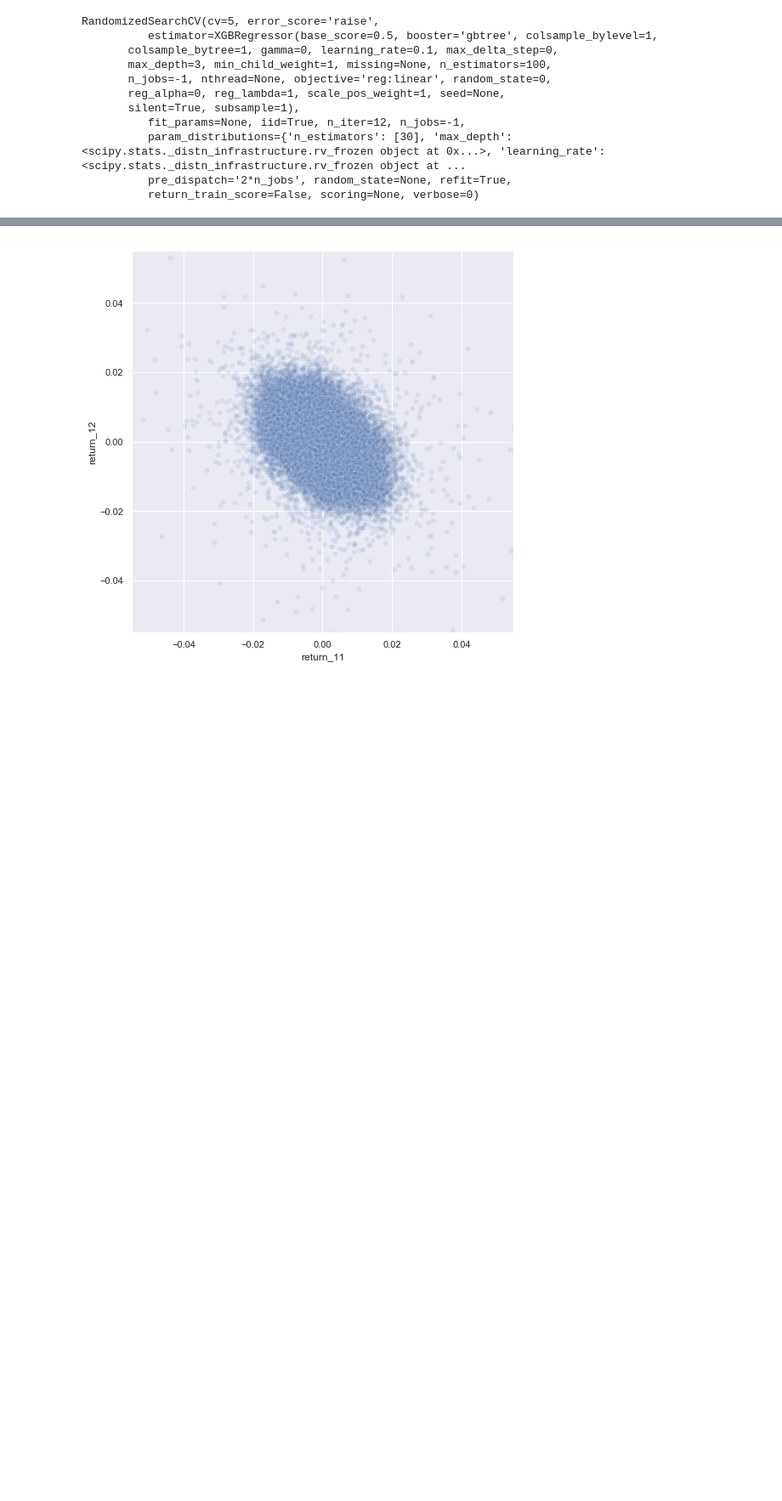
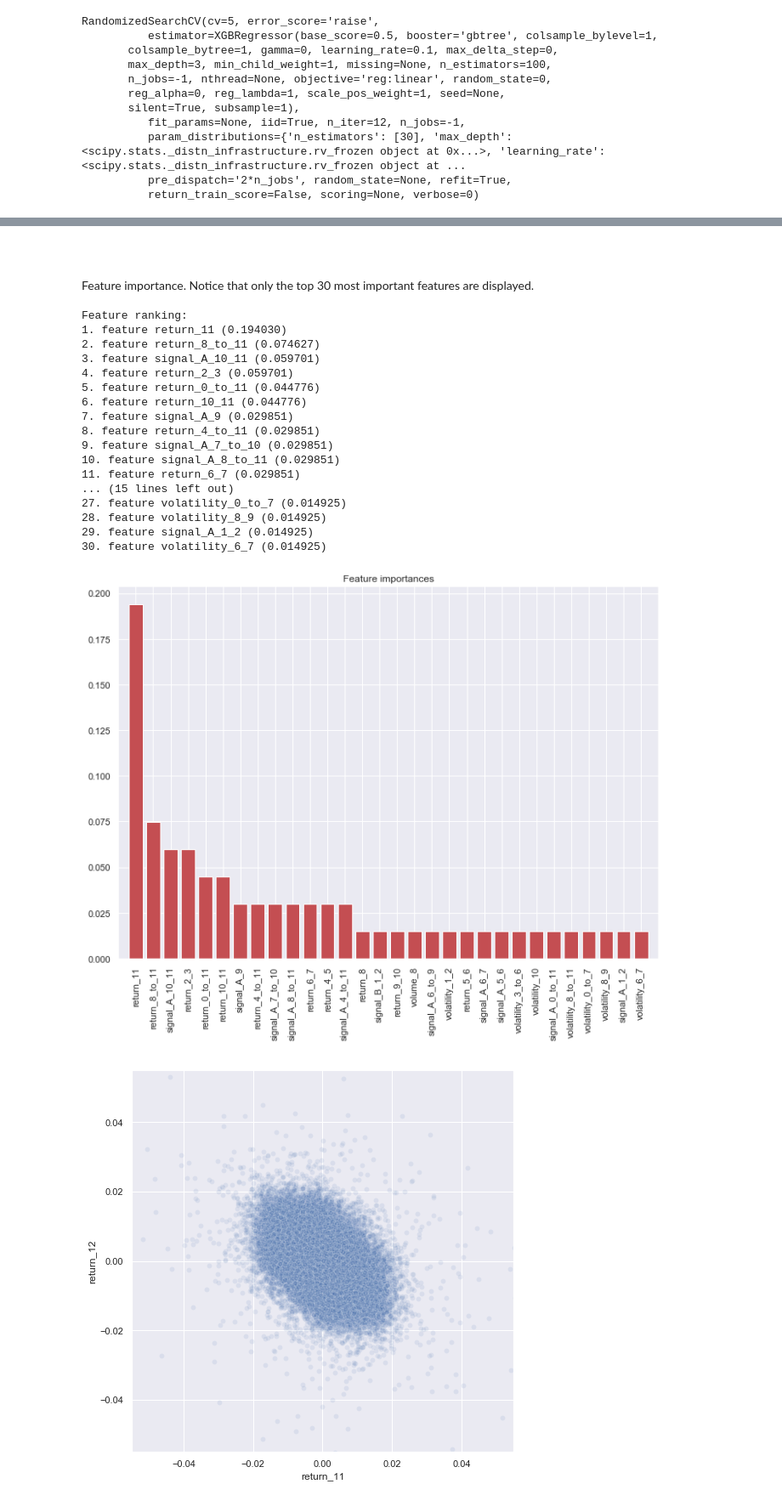
Before and after one commit to kanru-wang/stock_toy_model_for_phg, a Jupyter notebook: dev_notebook.ipynb, the cells around one changed output, grey strips where cells are left out. Shown at 85% size. Cells and saved outputs as stored; diff of their text form; code cells hidden in the pictures; blank space fills up the shorter version.

```diff
--- a/dev_notebook.ipynb
+++ b/dev_notebook.ipynb
@@ -647,3 +711,46 @@ root_mean_square_error
+# %% [markdown]
+<br>
+<br>
+Feature importance. Notice that only the top 30 most important features are displayed.
+# %%
+X = test_data.loc[:, test_data.columns != "return_12"]
+
+importances = best_model.feature_importances_
+
+indices = np.argsort(importances)[::-1][0:30]
+
+# Print the feature ranking
+print("Feature ranking:")
+
+for f in range(30):
+    print("%d. feature %s (%f)" % (f + 1, X.columns.values[indices[f]], importances[indices[f]]))
+
+# Plot the feature importances of the forest
+pyplot.figure()
+pyplot.title("Feature importances")
+pyplot.bar(range(30), importances[indices], color="r", align="center")
+pyplot.xticks(range(30), X.columns.values[indices], rotation= 90)
+pyplot.xlim([-1, 30])
+pyplot.show()
+# %% [output]
+Feature ranking:
+1. feature return_11 (0.194030)
+2. feature return_8_to_11 (0.074627)
+3. feature signal_A_10_11 (0.059701)
+4. feature return_2_3 (0.059701)
+5. feature return_0_to_11 (0.044776)
+6. feature return_10_11 (0.044776)
+7. feature signal_A_9 (0.029851)
+8. feature return_4_to_11 (0.029851)
+9. feature signal_A_7_to_10 (0.029851)
+10. feature signal_A_8_to_11 (0.029851)
+11. feature return_6_7 (0.029851)
+... (15 lines left out)
+27. feature volatility_0_to_7 (0.014925)
+28. feature volatility_8_9 (0.014925)
+29. feature signal_A_1_2 (0.014925)
+30. feature volatility_6_7 (0.014925)
+[figure, added]
 # %%
 pyplot.axis('scaled')
 sns.scatterplot(x = "return_11", y = "return_12", data = train_data, alpha = 0.1);
```
Also changed, not shown: parts of 33 cells of this notebook.
